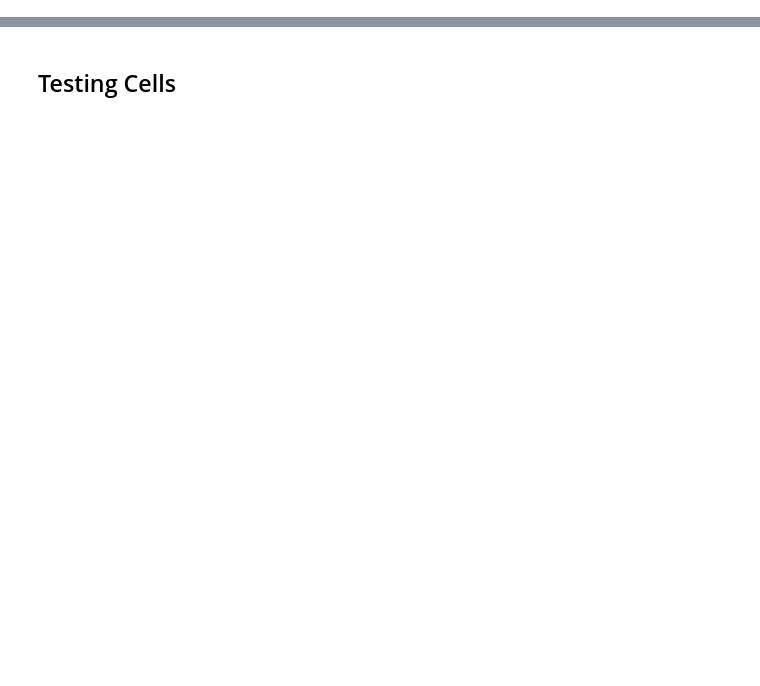
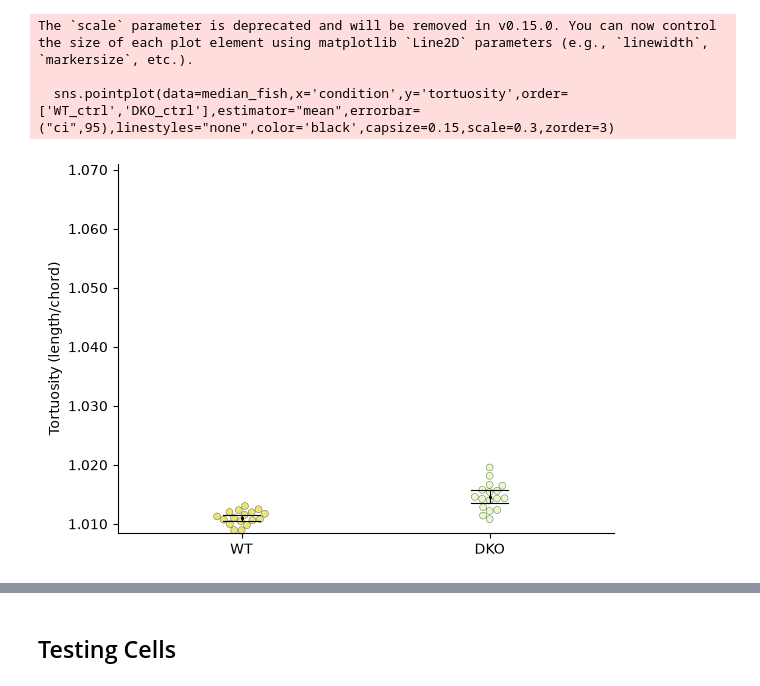
Before and after one commit to HelsinkiBioimagingLM/Zebrafish_Desmosomes, a Jupyter notebook: Scripts/Skeleton_Analysis.ipynb, the cells around one changed output, grey strips where cells are left out. Saved outputs shown, nothing was run; the diff lists cells and outputs as text; code cells hidden in the pictures; blank space fills up the shorter version.

```diff
--- a/Scripts/Skeleton_Analysis.ipynb
+++ b/Scripts/Skeleton_Analysis.ipynb
@@ -169,0 +208,25 @@ sns.violinplot(data=median_fish, x='condition', y='tortuosity', hue='batch', spl
+# %%
+#bracket params
+x1, x2 = 0,1
+y_base = 1.021
+bracket_tick = .001
+plt.figure()
+ax = sns.swarmplot(data=median_fish,x='condition',y='tortuosity',order=['WT_ctrl','DKO_ctrl'],hue='condition',palette=['#e7fbc9','#ebe673'],edgecolor='black',linewidth=0.2,size=5,zorder=1)
+sns.pointplot(data=median_fish,x='condition',y='tortuosity',order=['WT_ctrl','DKO_ctrl'],estimator="mean",errorbar=("ci",95),linestyles="none",color='black',capsize=0.15,scale=0.3,zorder=3)
+#axs[0].set_title('Tortuosity')
+ax.set_ylabel('Tortuosity (length/chord)')
+ax.yaxis.set_major_formatter(FormatStrFormatter('%.3f'))
+ax.xaxis.set_ticklabels(['WT','DKO'])
+ax.xaxis.set_label_text('')
+ax.set_xbound()
+ax.spines.right.set_visible(False)
+ax.spines.top.set_visible(False)
+ax.set_xlim(-0.5, 1.5) # Hard limits stop any spacing changes
+ax.set_ylim(top=y_base + 0.05)
+#plt.tight_layout()
+plt.show()
+# %% [output]
+The `scale` parameter is deprecated and will be removed in v0.15.0. You can now control the size of each plot element using matplotlib `Line2D` parameters (e.g., `linewidth`, `markersize`, etc.).
+
+  sns.pointplot(data=median_fish,x='condition',y='tortuosity',order=['WT_ctrl','DKO_ctrl'],estimator="mean",errorbar=("ci",95),linestyles="none",color='black',capsize=0.15,scale=0.3,zorder=3)
+[figure, added]
```
Also changed, not shown: parts of 20 cells of this notebook, 2 other files.
